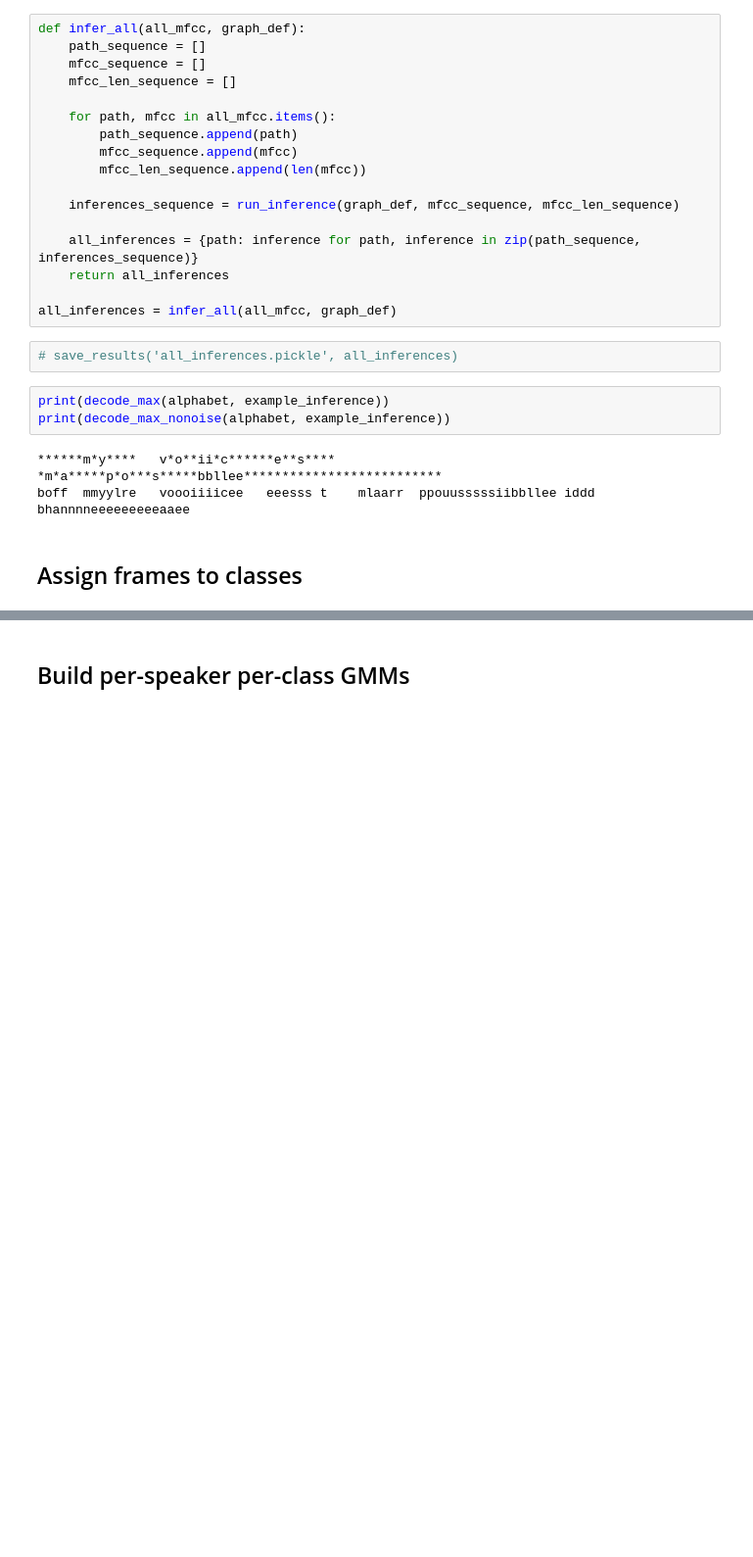
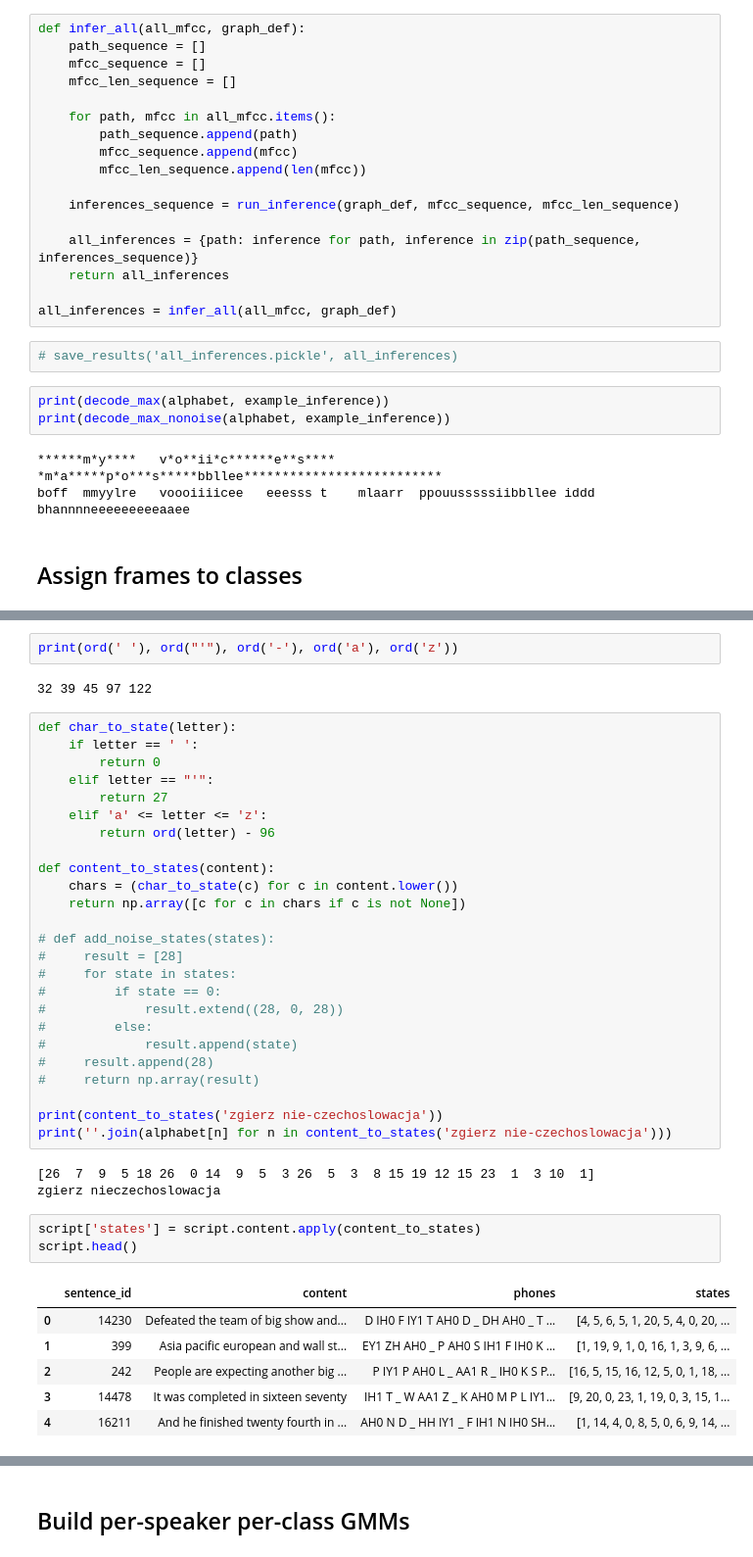
Before and after one commit to michalsosn/paprotka, a Jupyter notebook: notebooks/RedDots - DNN DeepSpeech.ipynb, the cells around one changed output, grey strips where cells are left out. Shown: that part at 98% size. Cells and saved outputs as stored; diff of their text form; blank space fills up the shorter version.

```diff
--- a/notebooks/RedDots - DNN DeepSpeech.ipynb
+++ b/notebooks/RedDots - DNN DeepSpeech.ipynb
@@ -294,3 +288,45 @@ print(''.join(alphabet[n] for n in assign_classes(example_inferences[2])))
 ***m**mmmmmmmmmmmm*mmmmmmmmmmmmmmmmmmmm****mmmyyy *  vvoo**iiiccc*    iii*sss   mmyy**   b*o*****ee*sss***ww*oo*****dddddd*****d*d**ddddddd********dd
 my voice is my password
 ********************************************m*y***** vvo****ii*c***  *i***ss**  mmy****  b*o******e*ss*****w**o******ddd*****************************
+# %%
+print(ord(' '), ord("'"), ord('-'), ord('a'), ord('z'))
+# %% [output]
+32 39 45 97 122
+# %%
+def char_to_state(letter):
+    if letter == ' ':
+        return 0
+    elif letter == "'":
+        return 27
+    elif 'a' <= letter <= 'z':
+        return ord(letter) - 96
+
+def content_to_states(content):
+    chars = (char_to_state(c) for c in content.lower())
+    return np.array([c for c in chars if c is not None])
+
+# def add_noise_states(states):
+#     result = [28]
+#     for state in states:
+#         if state == 0:
+#             result.extend((28, 0, 28))
+#         else:
+#             result.append(state)
+#     result.append(28)
+#     return np.array(result)
+
+print(content_to_states('zgierz nie-czechoslowacja'))
+print(''.join(alphabet[n] for n in content_to_states('zgierz nie-czechoslowacja')))
+# %% [output]
+[26  7  9  5 18 26  0 14  9  5  3 26  5  3  8 15 19 12 15 23  1  3 10  1]
+zgierz nieczechoslowacja
+# %%
+script['states'] = script.content.apply(content_to_states)
+script.head()
+# %% [output]
+|  | sentence_id | content | phones | states |
+| 0 | 14230 | Defeated the team of big show and... | D IH0 F IY1 T AH0 D _ DH AH0 _ T ... | [4, 5, 6, 5, 1, 20, 5, 4, 0, 20, ... |
+| 1 | 399 | Asia pacific european and wall st... | EY1 ZH AH0 _ P AH0 S IH1 F IH0 K ... | [1, 19, 9, 1, 0, 16, 1, 3, 9, 6, ... |
+| 2 | 242 | People are expecting another big ... | P IY1 P AH0 L _ AA1 R _ IH0 K S P... | [16, 5, 15, 16, 12, 5, 0, 1, 18, ... |
+| 3 | 14478 | It was completed in sixteen seventy | IH1 T _ W AA1 Z _ K AH0 M P L IY1... | [9, 20, 0, 23, 1, 19, 0, 3, 15, 1... |
+| 4 | 16211 | And he finished twenty fourth in ... | AH0 N D _ HH IY1 _ F IH1 N IH0 SH... | [1, 14, 4, 0, 8, 5, 0, 6, 9, 14, ... |
```
Also changed, not shown: parts of 24 cells of this notebook, 2 other files.
